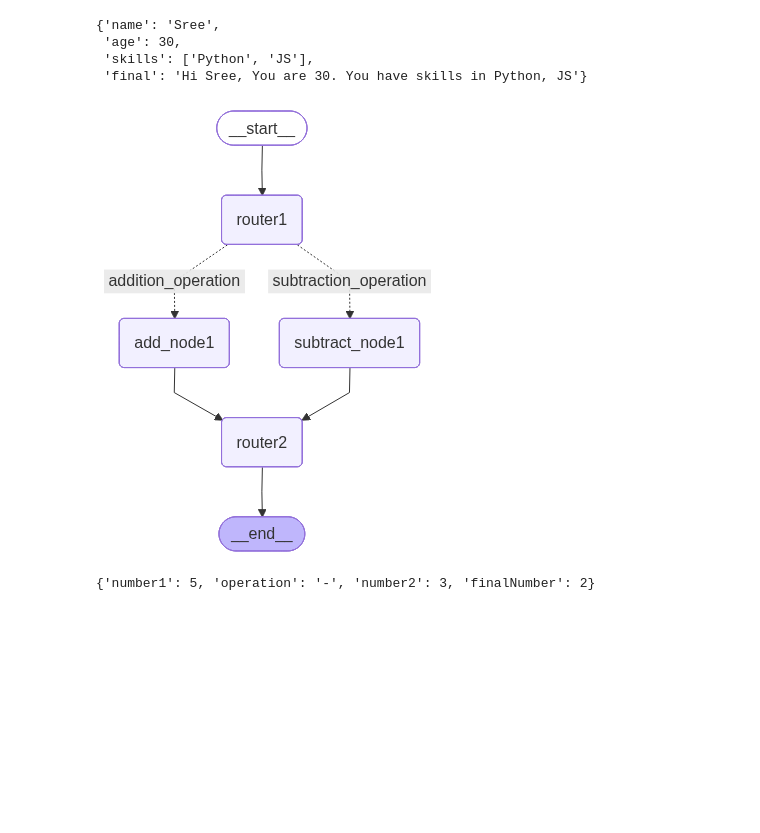
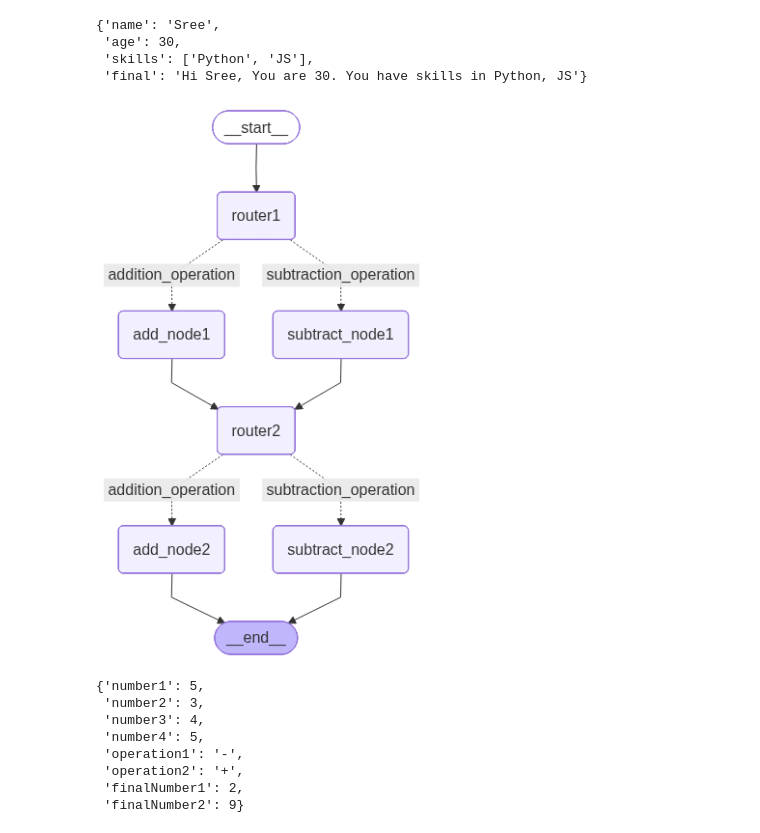
Before and after one commit to R-One-MK2/learning-python-mk2, a Jupyter notebook: langraph_tutorial.ipynb, the cells around one changed output. Drawn from its saved outputs; the diff is of its cells as text; code cells hidden in the pictures; blank space fills up the shorter version.

```diff
--- a/langraph_tutorial.ipynb
+++ b/langraph_tutorial.ipynb
@@ -105,37 +105,38 @@ class AgentState4(TypedDict):
     number1: int
     number2: int
     number3: int
-    number5: int
+    number4: int
     operation1: str
     operation2: str
-    finalNumber: int
+    finalNumber1: int
+    finalNumber2: int
 
 
 def adder1(state: AgentState4) -> AgentState4:
     """Adds 2 Numbers"""
 
-    state["finalNumber"] = state["number1"] + state["number2"]
+    state["finalNumber1"] = state["number1"] + state["number2"]
     return state
 
 
 def subtracter1(state: AgentState4) -> AgentState4:
     """Subtract 2 Numbers"""
 
-    state["finalNumber"] = state["number1"] - state["number2"]
+    state["finalNumber1"] = state["number1"] - state["number2"]
     return state
 
 
 def adder2(state: AgentState4) -> AgentState4:
     """Adds 2 Numbers"""
 
-    state["finalNumber"] = state["number1"] + state["number2"]
+    state["finalNumber2"] = state["number3"] + state["number4"]
     return state
 
 
 def subtracter2(state: AgentState4) -> AgentState4:
     """Subtract 2 Numbers"""
 
-    state["finalNumber"] = state["number1"] - state["number2"]
+    state["finalNumber2"] = state["number3"] - state["number4"]
     return state
 
 
@@ -149,42 +150,56 @@ def decide_next_operation1(state: AgentState4) -> AgentState4:
 
 def decide_next_operation2(state: AgentState4) -> AgentState4:
     """This code will decide the next phase"""
-    if state["operation1"] == "+":
+    if state["operation2"] == "+":
         return "addition_operation"
-    elif state["operation1"] == "-":
+    elif state["operation2"] == "-":
         return "subtraction_operation"
 
 
 graph_4 = StateGraph(AgentState4)
 
 graph_4.add_node("add_node1", adder1)
 graph_4.add_node("subtract_node1", subtracter1)
 graph_4.add_node("add_node2", adder2)
 graph_4.add_node("subtract_node2", subtracter2)
 graph_4.add_node("router1", lambda state: state)
 graph_4.add_node("router2", lambda state: state)
 
 graph_4.add_edge(START, "router1")
 graph_4.add_conditional_edges(
     "router1",
     decide_next_operation1,
     {"addition_operation": "add_node1", "subtraction_operation": "subtract_node1"},
 )
 graph_4.add_conditional_edges(
     "router2",
     decide_next_operation2,
     {"addition_operation": "add_node2", "subtraction_operation": "subtract_node2"},
 )
 
 graph_4.add_edge("add_node1", "router2")
 graph_4.add_edge("subtract_node1", "router2")
+
+graph_4.add_edge("add_node2", END)
+graph_4.add_edge("subtract_node2", END)
 graph_4.compile()
 
 app_4 = graph_4.compile()
 display(Image(app_4.get_graph().draw_mermaid_png()))
 # %% [output]
-[figure, old version]
+[figure, new version]
 # %%
-app_4.invoke(AgentState4(number1=5, operation="-", number2=3))
+app_4.invoke(
+    AgentState4(
+        number1=5, operation1="-", number2=3, operation2="+", number3=4, number4=5
+    )
+)
 # %% [output]
-{'number1': 5, 'operation': '-', 'number2': 3, 'finalNumber': 2}
+{'number1': 5,
+ 'number2': 3,
+ 'number3': 4,
+ 'number4': 5,
+ 'operation1': '-',
+ 'operation2': '+',
+ 'finalNumber1': 2,
+ 'finalNumber2': 9}
```
